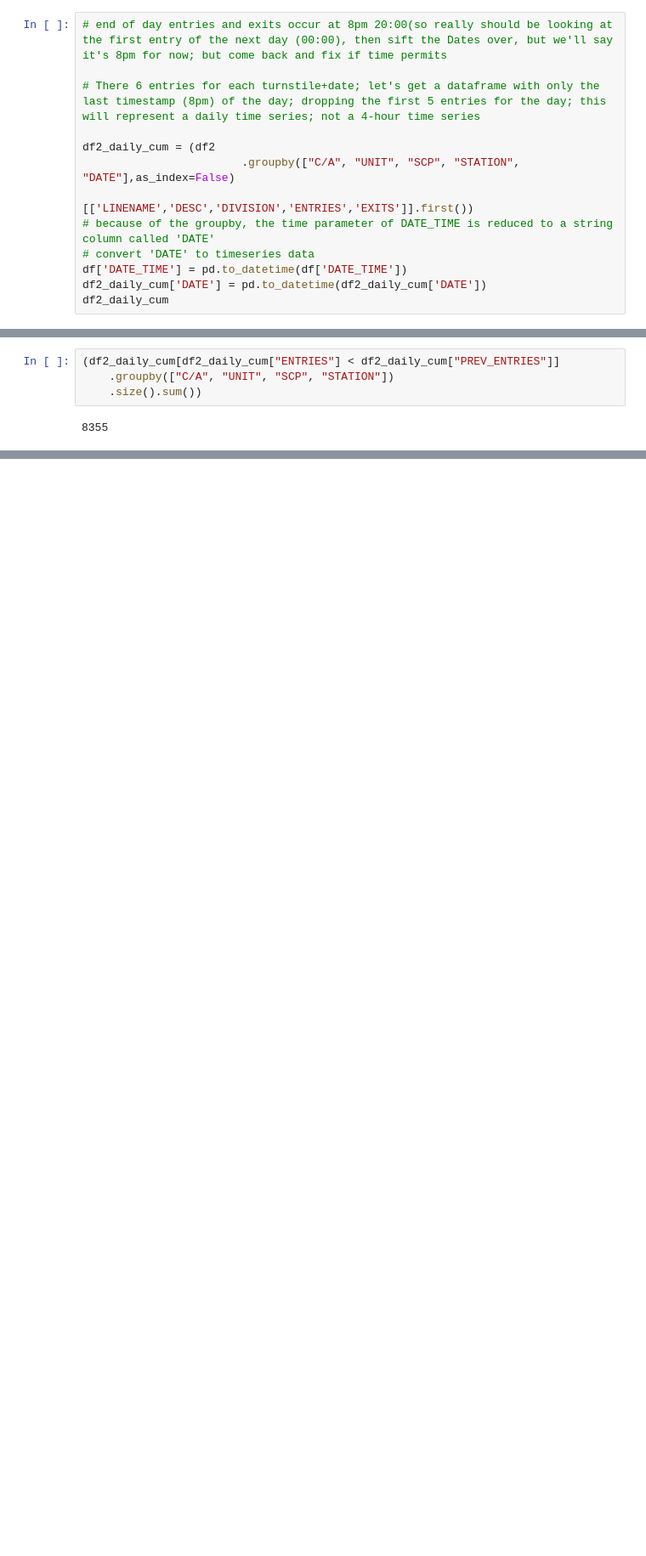
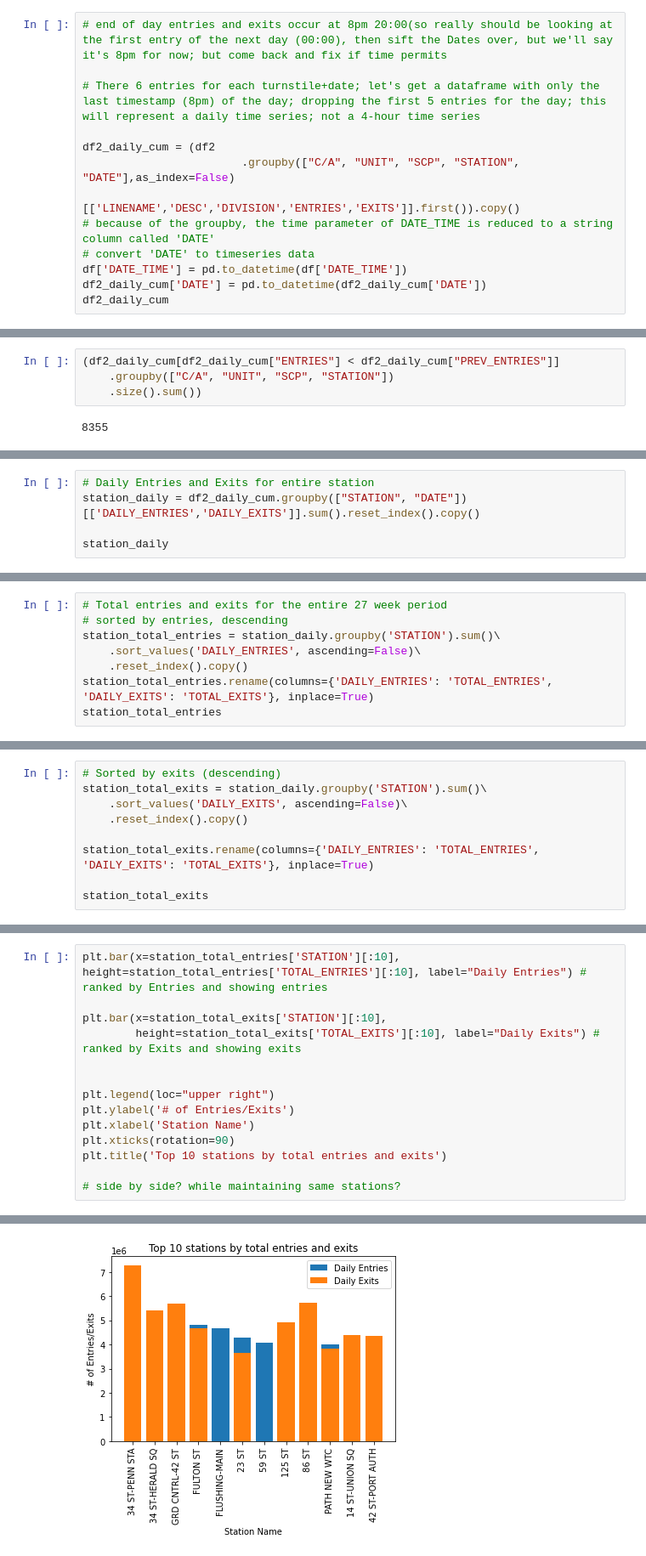
Before and after one commit to jaykwon2/MTA_EDA, a Jupyter notebook: EDA_Project_Jay_Kwon_v1.0.ipynb, the cells around one changed output, grey strips where cells are left out. Shown: that part at 85% size. Drawn from its saved outputs; the diff is of its cells as text; blank space fills up the shorter version.

Commit message:
updated notebook, penn week figure png

```diff
--- a/EDA_Project_Jay_Kwon_v1.0.ipynb
+++ b/EDA_Project_Jay_Kwon_v1.0.ipynb
@@ -307,7 +307,7 @@ df2.drop(["DATE", "TIME"], axis=1, errors="ignore") # ignore errors
 
 df2_daily_cum = (df2
                         .groupby(["C/A", "UNIT", "SCP", "STATION", "DATE"],as_index=False)
-                        [['LINENAME','DESC','DIVISION','ENTRIES','EXITS']].first())
+                        [['LINENAME','DESC','DIVISION','ENTRIES','EXITS']].first()).copy()
 # because of the groupby, the time parameter of DATE_TIME is reduced to a string column called 'DATE'
 # convert 'DATE' to timeseries data
 df['DATE_TIME'] = pd.to_datetime(df['DATE_TIME'])
@@ -712,3 +712,8 @@ station_daily_test
 | 71101 | ZEREGA AV | 2021-01-28 | 891.0 | 1158.0 |
 | 71102 | ZEREGA AV | 2021-01-29 | 884.0 | 1030.0 |
 71103 rows × 4 columns
+# %%
+# Daily Entries and Exits for entire station
+station_daily = df2_daily_cum.groupby(["STATION", "DATE"])[['DAILY_ENTRIES','DAILY_EXITS']].sum().reset_index().copy()
+
+station_daily
@@ -714,0 +734,8 @@ station_daily_test
+# %%
+# Total entries and exits for the entire 27 week period
+# sorted by entries, descending
+station_total_entries = station_daily.groupby('STATION').sum()\
+    .sort_values('DAILY_ENTRIES', ascending=False)\
+    .reset_index().copy()
+station_total_entries.rename(columns={'DAILY_ENTRIES': 'TOTAL_ENTRIES', 'DAILY_EXITS': 'TOTAL_EXITS'}, inplace=True)
+station_total_entries
@@ -714,0 +756,9 @@ station_daily_test
+# %%
+# Sorted by exits (descending)
+station_total_exits = station_daily.groupby('STATION').sum()\
+    .sort_values('DAILY_EXITS', ascending=False)\
+    .reset_index().copy()
+
+station_total_exits.rename(columns={'DAILY_ENTRIES': 'TOTAL_ENTRIES', 'DAILY_EXITS': 'TOTAL_EXITS'}, inplace=True)
+
+station_total_exits
@@ -714,0 +815,15 @@ station_daily_test
+# %%
+plt.bar(x=station_total_entries['STATION'][:10], height=station_total_entries['TOTAL_ENTRIES'][:10], label="Daily Entries") # ranked by Entries and showing entries
+
+plt.bar(x=station_total_exits['STATION'][:10],
+        height=station_total_exits['TOTAL_EXITS'][:10], label="Daily Exits") # ranked by Exits and showing exits
+
+
+plt.legend(loc="upper right")
+plt.ylabel('# of Entries/Exits')
+plt.xlabel('Station Name')
+plt.xticks(rotation=90)
+plt.title('Top 10 stations by total entries and exits')
+
+# side by side? while maintaining same stations?
+# %% [output]
@@ -714,0 +831 @@ station_daily_test
+[figure, added]
```
Also changed, not shown: parts of 31 cells of this notebook, 1 other file.
